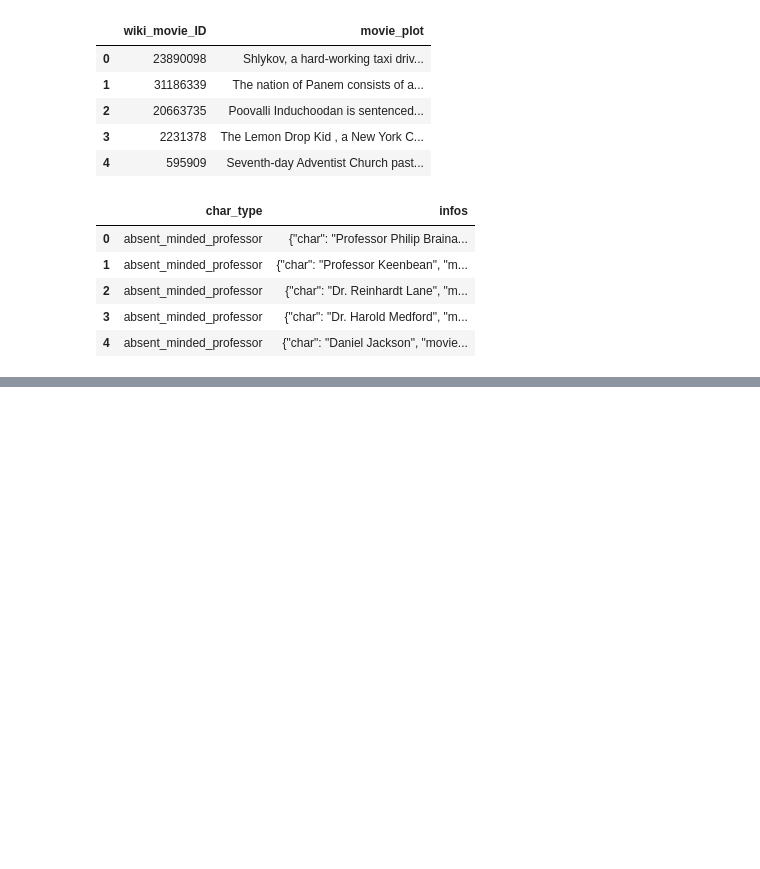
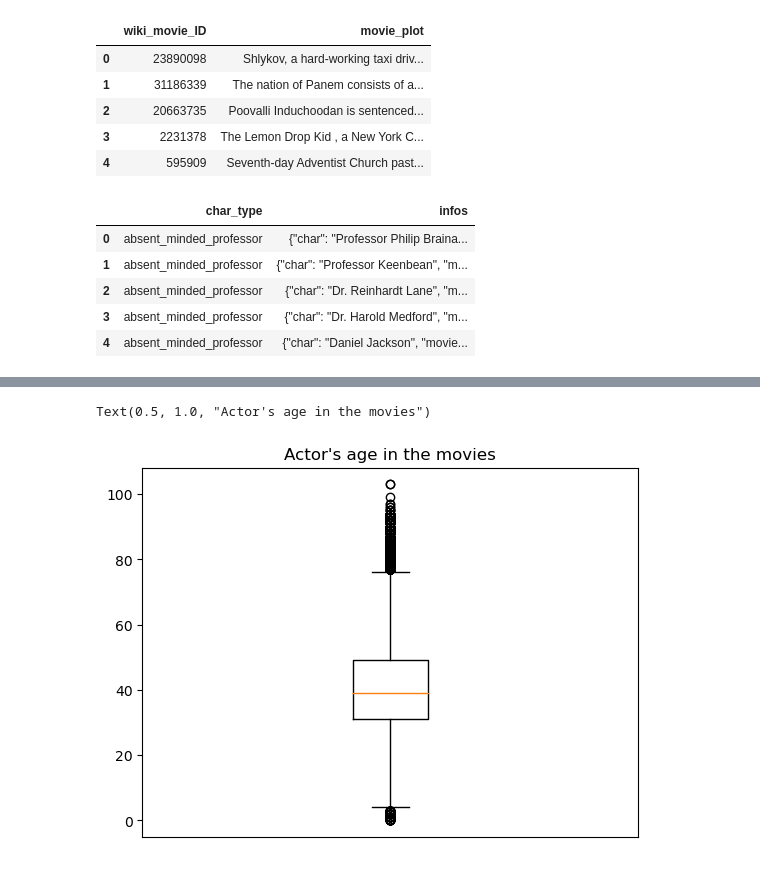
Before and after one commit to epfl-ada/ada-2022-project-armada, a Jupyter notebook: Marjo.ipynb, the cells around one changed output, grey strips where cells are left out. Cells and saved outputs as stored; diff of their text form; code cells hidden in the pictures; blank space fills up the shorter version.

```diff
--- a/Marjo.ipynb
+++ b/Marjo.ipynb
@@ -56,0 +63,4 @@ TypeError: 'method' object is not subscriptable
+# %%
+#Clear out characters where gender is not reported
+characters_gender = characters[characters["actor_gender"].notnull()]
+print('{: .1%} of the DataFrame "characters" has reported gender, the corresponding DataFrame "characters_gender" contains {} rows.'.format(len(characters_gender) / len(characters), len(characters_gender)))
@@ -56,0 +69,4 @@ TypeError: 'method' object is not subscriptable
+# %%
+#Clear out characters_gender where age is not reported (characters_gender_age)
+characters_gender_age = characters_gender[characters_gender["actor_age_movie"].notnull()]
+print('{: .1%} of the DataFrame "characters" has reported gender and age of the actor/actress; the corresponding DataFrame "characters_gender_age" contains {} rows.'.format(len(characters_gender_age) / len(characters), len(characters_gender_age)))
@@ -56,0 +90,6 @@ TypeError: 'method' object is not subscriptable
+# %%
+# We perform an independent sample t-test under the null hypothesis: there is no difference between actors' and actresses' age
+# We first extract rows where character is played by a woman or by a man
+characters_female = characters_gender_age[characters_gender_age['actor_gender']== 'F']
+characters_male = characters_gender_age[characters_gender_age['actor_gender']== 'M']
+print("characters_female has {} rows, characters_male has {} rows.".format(len(characters_female), len(characters_male)))
@@ -56,0 +151,9 @@ TypeError: 'method' object is not subscriptable
+# %%
+characters_male = characters_male[characters_male['actor_age_movie'] >= 0]
+# %%
+plt.boxplot(characters_male['actor_age_movie'])
+plt.xticks([])
+plt.title("Actor's age in the movies")
+# %% [output]
+Text(0.5, 1.0, "Actor's age in the movies")
+[figure, added]
```
Also changed, not shown: parts of 15 cells of this notebook.
